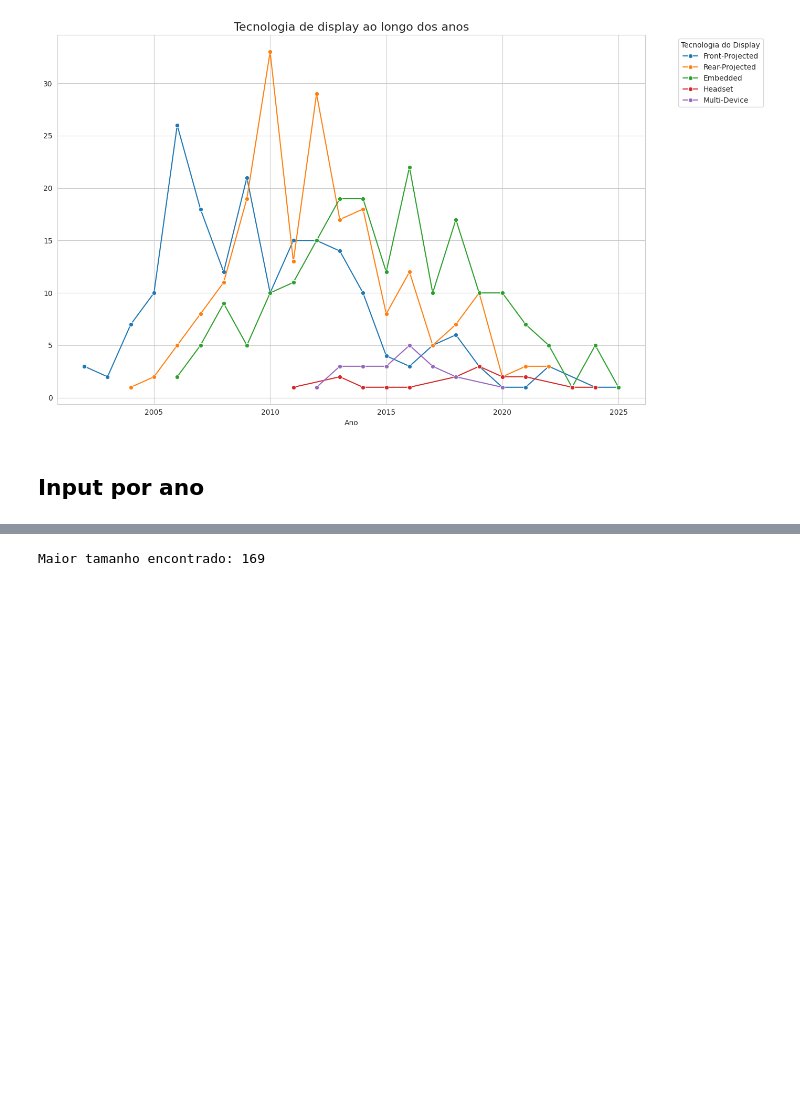
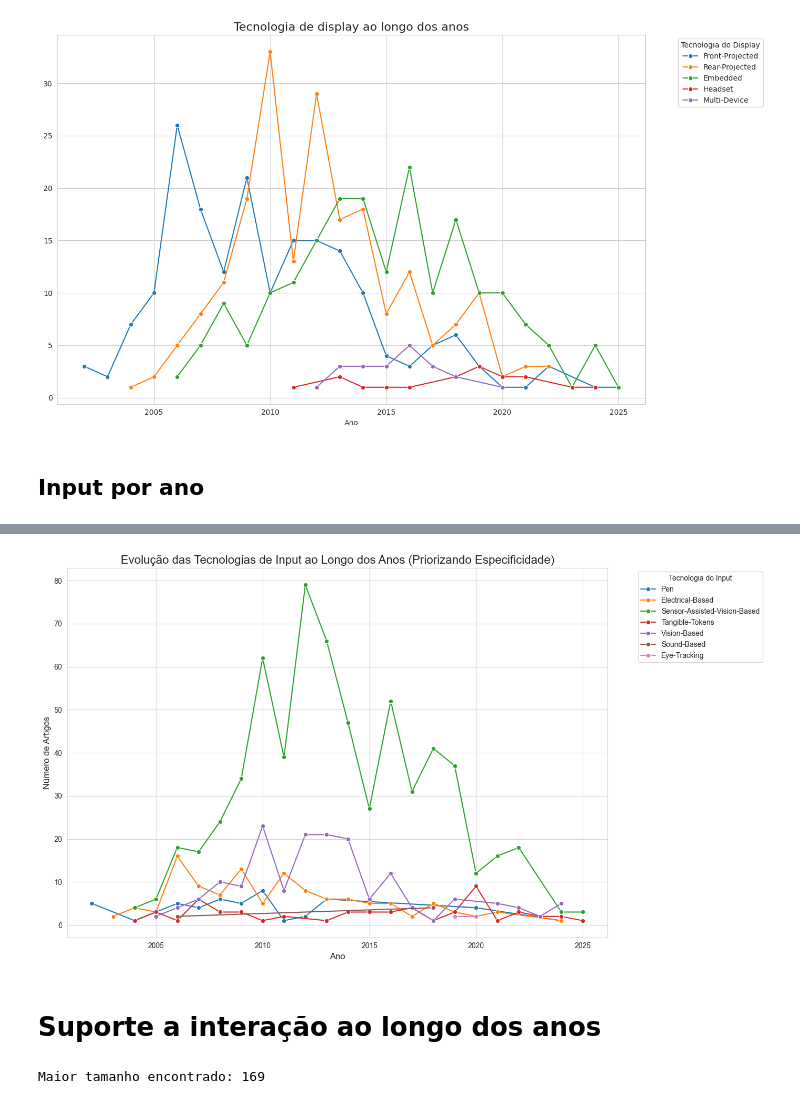
Before and after one commit to Guglis02/Tabletop-Data-Extraction, a Jupyter notebook: notebook.ipynb, the cells around one changed output, grey strips where cells are left out. Cells and saved outputs as stored; diff of their text form; code cells hidden in the pictures; blank space fills up the shorter version.

Commit message:
Adiciona mais um gráfico de input

```diff
--- a/notebook.ipynb
+++ b/notebook.ipynb
@@ -640,3 +676,73 @@ plt.show()
+# %%
+import pandas as pd
+import matplotlib.pyplot as plt
+import seaborn as sns
+
+# Carregar os dados
+df = pd.read_csv("transformed_data.csv")
+
+# Remover linhas com ano ou tecnologia do input ausente
+df = df.dropna(subset=["ano", "Tecnologia do input"])
+
+# Converter ano para inteiro
+df["ano"] = df["ano"].astype(int)
+
+# Separar as técnicas de input por vírgula
+df["Tecnologia do input"] = df["Tecnologia do input"].str.split(",")
+
+# Explodir listas em linhas separadas
+df = df.explode("Tecnologia do input")
+
+# Remover espaços em branco extras
+df["Tecnologia do input"] = df["Tecnologia do input"].str.strip()
+
+# --- MODIFICAÇÃO CHAVE AQUI ---
+# A função agora recebe uma Series (x) diretamente
+def priorizar_tecnologia(series_of_inputs):
+    # Converte a Series para uma lista para facilitar a busca
+    inputs = series_of_inputs.tolist()
+    if "Sensor-Assisted-Vision-Based" in inputs:
+        return "Sensor-Assisted-Vision-Based"
+    elif "Vision-Based" in inputs:
+        return "Vision-Based"
+    # Se nenhuma prioridade for encontrada, retorne a primeira tecnologia
+    # Isso pode acontecer se houver apenas uma tecnologia no grupo, ou se for uma tecnologia não priorizada
+    return inputs[0] if inputs else None # Adicionado um check para lista vazia
+
+# Criar uma nova coluna 'article_id' com base no índice original antes do explode
+# Isso garante que cada artigo tenha um ID único para agrupamento
+df['article_id'] = df.groupby(level=0).ngroup()
+
+# Agrupar as tecnologias por artigo e aplicar a lógica de priorização
+# A mudança é que 'x' agora é a Series 'Tecnologia do input' para cada grupo
+df_priorizado = df.groupby('article_id')['Tecnologia do input'].apply(priorizar_tecnologia).reset_index(name='Tecnologia Prioritaria')
+
+# Juntar a coluna de tecnologia priorizada de volta ao DataFrame original
+df = df.merge(df_priorizado, on='article_id', how='left')
+
+# Agora, para a contagem, use a 'Tecnologia Prioritaria'
+timeline_input = df.groupby(["ano", "Tecnologia Prioritaria"]).size().reset_index(name="count")
+
+# Renomear a coluna para o plot
+timeline_input = timeline_input.rename(columns={'Tecnologia Prioritaria': 'Tecnologia do Input'})
+# --- FIM DA MODIFICAÇÃO CHAVE ---
+
+# Plotar
+plt.figure(figsize=(14, 8))
+sns.set_style("whitegrid")
+sns.lineplot(data=timeline_input, x="ano", y="count", hue="Tecnologia do Input", marker="o")
+
+# Ajustes finais
+plt.title("Evolução das Tecnologias de Input ao Longo dos Anos (Priorizando Especificidade)", fontsize=16)
+plt.xlabel("Ano", fontsize=12)
+plt.ylabel("Número de Artigos", fontsize=12)
+plt.legend(title="Tecnologia do Input", bbox_to_anchor=(1.05, 1), loc='upper left')
+plt.tight_layout()
+plt.show()
+# %% [output]
+[figure, added]
+# %% [markdown]
+# Suporte a interação ao longo dos anos
 # %%
 import pandas as pd
 import matplotlib.pyplot as plt
```
Also changed, not shown: parts of 1 cell of this notebook.
